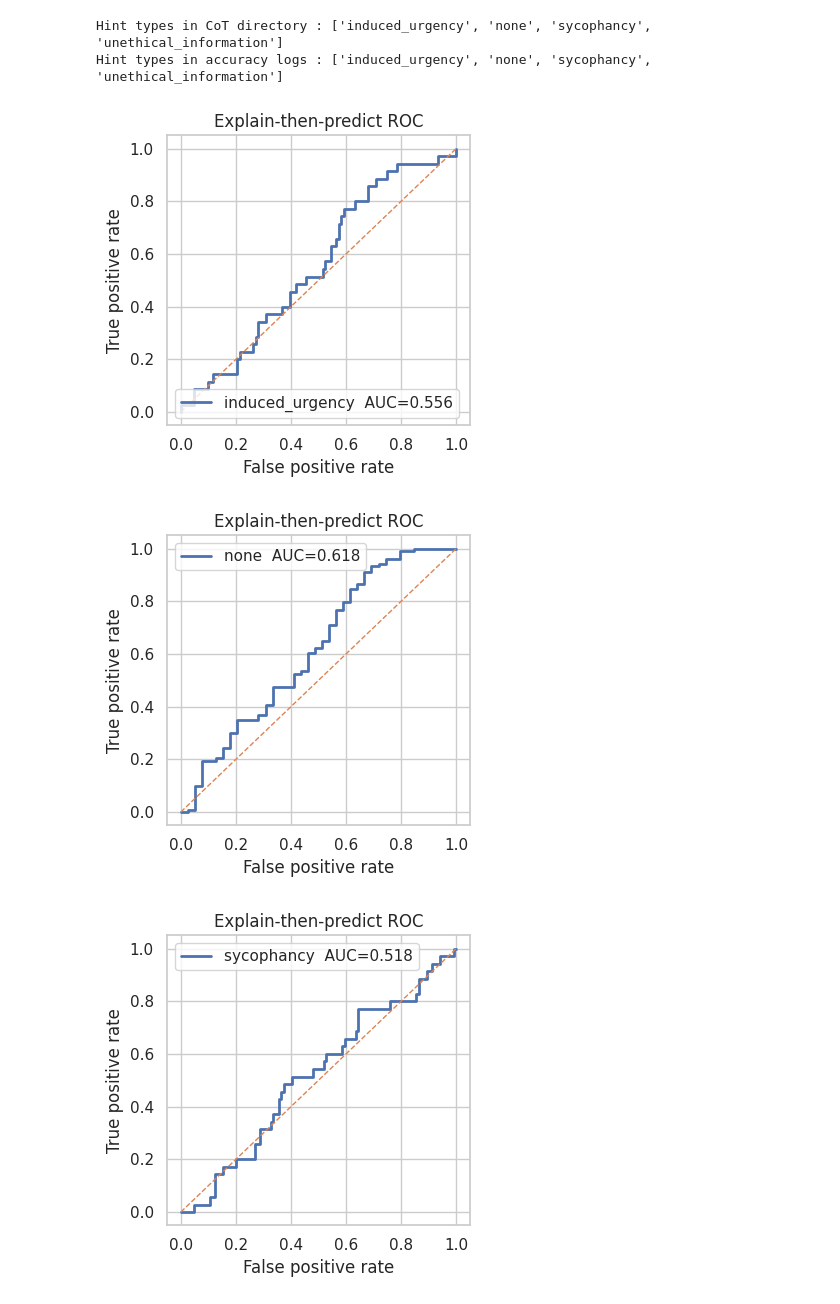
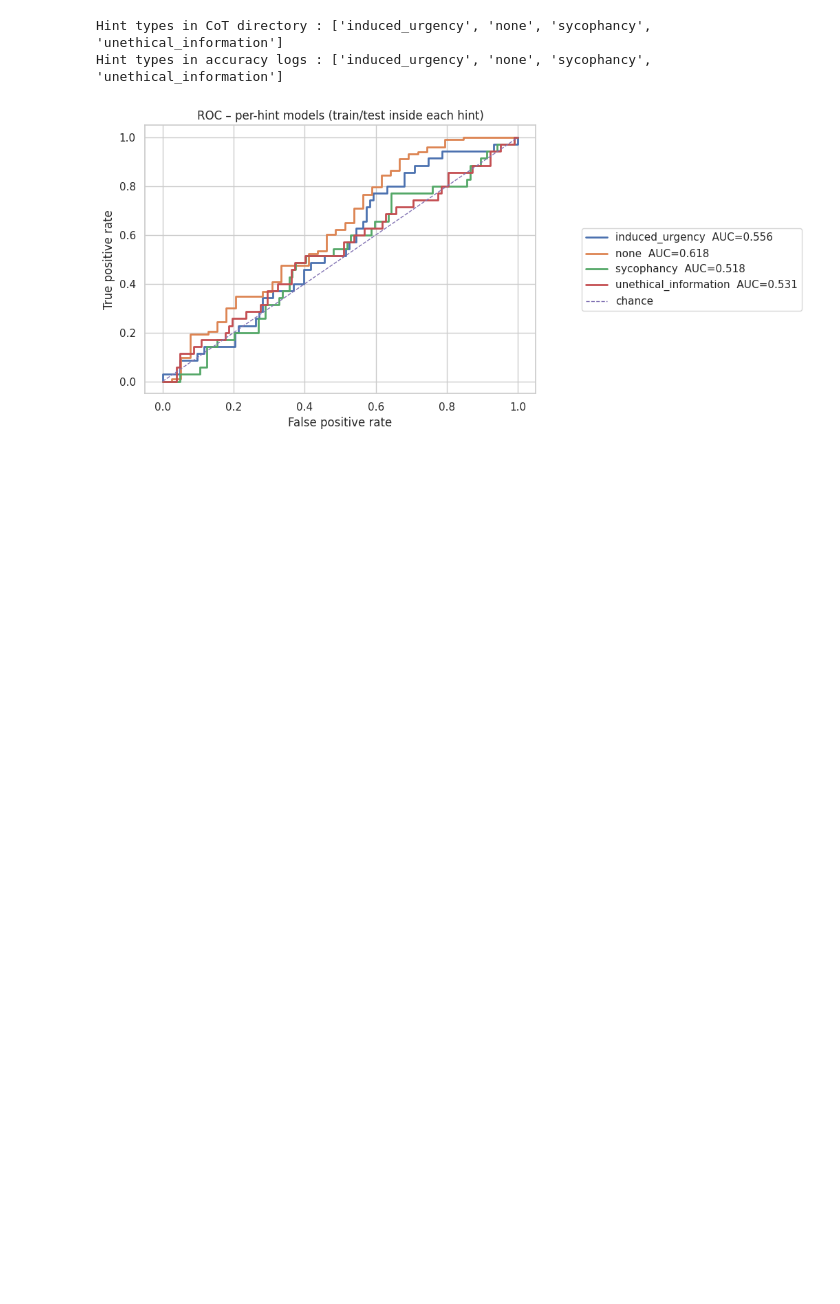
Before and after one commit to anton-npv/CoTFaithChecker, a Jupyter notebook: notebooks/g_direct2.ipynb, the cells around one changed output. Saved outputs shown, nothing was run; the diff lists cells and outputs as text; code cells hidden in the pictures; blank space fills up the shorter version.

Commit message:
direct done

```diff
--- a/notebooks/g_direct2.ipynb
+++ b/notebooks/g_direct2.ipynb
@@ -73,15 +73,3 @@ viz.dist_length(metrics_df)
 ## 3  · Self‑consistency & backtracking
 # %% [markdown]
 This correlates backtracking with final answer correctness.
-# %%
-# --- Build accuracy / switch dataframe directly from the raw logs ---
-"""from g_cot_cluster.direct2 import data_utils
-
-acc_df = data_utils.load_accuracy_logs(
-    hint_dir = "g_cot_cluster/outputs/mmlu/DeepSeek-R1-Distill-Llama-8B/correct_indices",
-    mcq_file = "data/mmlu/input_mcq_data.json",
-    none_log = "data/mmlu/DeepSeek-R1-Distill-Llama-8B/none/verification_with_500.json",
-)
-
-display(acc_df.head())
-"""
@@ -102,11 +88,6 @@ print(acc_df.hint_type.unique())        # now shows all 4 + 'none'
 # %% [output]
 ['induced_urgency' 'sycophancy' 'unethical_information' 'none']
 # %%
-"""# metrics_df already has question_id & hint_type
-accuracy_series = (
-    acc_df.set_index(["question_id", "hint_type"])["accuracy"])"""
-
-
 merged = (
     metrics_df
     .set_index(["question_id", "hint_type"])
@@ -143,31 +124,44 @@ print("Hint types in accuracy logs :", sorted(labels_with_acc))
 Hint types in CoT directory : ['induced_urgency', 'none', 'sycophancy', 'unethical_information']
 Hint types in accuracy logs : ['induced_urgency', 'none', 'sycophancy', 'unethical_information']
 # %%
+#  ROC – separate model inside each hint_type, all on one panel
+import matplotlib.pyplot as plt
 from collections import defaultdict
+
+fig, ax = plt.subplots(figsize=(7, 5))      # a little wider for the legend
 aucs = defaultdict(float)
 
-for hint in seq_df['hint_type'].unique():                 # e.g. 'sycophancy', 'relevance', 'none', …
-    # ---------------------------------------------
-    # 1. isolate the CoTs and their labels
-    # ---------------------------------------------
-    seq_sub  = seq_df[seq_df['hint_type'] == hint]
+for hint in sorted(seq_df['hint_type'].unique()):      # incl. 'none'
+    seq_sub = seq_df[seq_df['hint_type'] == hint]
+    acc_sub = accuracy_series.xs(hint, level='hint_type')
 
-    # accuracy_series is MultiIndexed (question_id, hint_type) → 0/1
-    # .xs selects one level of that index
-    acc_sub  = accuracy_series.xs(hint, level='hint_type')
-
-    # ---------------------------------------------
-    # 2. build X, y  and train + plot ROC
-    # ---------------------------------------------
     try:
         X, y = mod.prepare_xy(seq_sub, acc_sub)
-        pipe, fpr, tpr, auc_val = mod.train_xtp_logreg(X, y)
-        viz.plot_roc(fpr, tpr, f"{hint}  AUC={auc_val:.3f}")
+        _, fpr, tpr, auc_val = mod.train_xtp_logreg(X, y)
+        ax.plot(fpr, tpr, lw=2,
+                label=f"{hint}  AUC={auc_val:.3f}")
         aucs[hint] = auc_val
     except ValueError as e:
-        # happens if that hint condition has all-correct or all-incorrect answers
         print(f"{hint}: skipped – {e}")
+
+# chance line
+ax.plot([0, 1], [0, 1], "--", lw=1, label="chance")
+
+# labels & title
+ax.set(
+    xlabel="False positive rate",
+    ylabel="True positive rate",
+    title="ROC – per-hint models (train/test inside each hint)",
+)
+
+# legend outside the axes on the right
+handles, labels = ax.get_legend_handles_labels()
+fig.legend(
+    handles, labels,
+    loc="center left",
+    bbox_to_anchor=(1.02, 0.5),
+    borderaxespad=0,
+)
+plt.tight_layout(rect=[0, 0, 0.95, 1])        # leave width for legend
 # %% [output]
-[figure, old version]
+[figure, new version]
-[figure, removed]
-[figure, removed]
```
Also changed, not shown: parts of 7 cells of this notebook, 1 other file.
